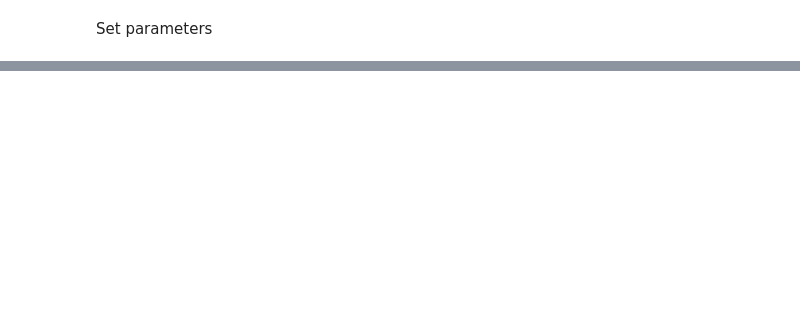
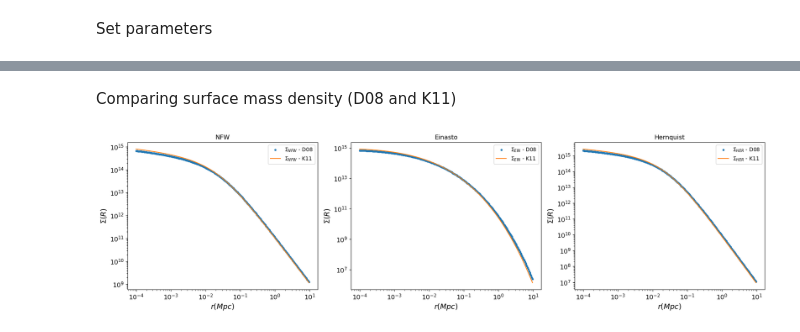
Before and after one commit to thaisornellas/nc_concentration, a Jupyter notebook: ccl_colossus_sigma.ipynb, the cells around one changed output, grey strips where cells are left out. Saved outputs shown, nothing was run; the diff lists cells and outputs as text; code cells hidden in the pictures; blank space fills up the shorter version.

```diff
--- a/ccl_colossus_sigma.ipynb
+++ b/ccl_colossus_sigma.ipynb
@@ -409,0 +418,40 @@ plt.show()
+# %% [markdown]
+Comparing surface mass density (D08 and K11)
+# %%
+fig, axs = plt.subplots(1, 3, figsize=(18, 5))
+
+
+axs[0].set_title("NFW")
+axs[0].set_xscale("log")
+axs[0].set_yscale("log")
+axs[0].set_ylabel(r"$\Sigma(R)$", fontsize=14)
+axs[0].set_xlabel(r"$r(Mpc)$", fontsize=14)
+axs[0].plot(r, n, ".", label=r"$\Sigma_{NFW}$ - D08")
+axs[0].plot(r, n_k11, "-", label=r"$\Sigma_{NFW}$ - K11")
+axs[0].legend(loc="best")
+
+axs[1].set_title("Einasto")
+axs[1].set_xscale("log")
+axs[1].set_yscale("log")
+axs[1].set_ylabel(r"$\Sigma(R)$", fontsize=14)
+axs[1].set_xlabel(r"$r(Mpc)$", fontsize=14)
+axs[1].plot(r, e, ".", label=r"$\Sigma_{EIN}$ - D08")
+axs[1].plot(r, e_k11, "-", label=r"$\Sigma_{EIN}$ - K11")
+axs[1].legend(loc="best")
+
+axs[2].set_title("Hernquist")
+axs[2].set_xscale("log")
+axs[2].set_yscale("log")
+axs[2].set_ylabel(r"$\Sigma(R)$", fontsize=14)
+axs[2].set_xlabel(r"$r(Mpc)$", fontsize=14)
+axs[2].plot(r, h, ".", label=r"$\Sigma_{HER}$ - D08")
+axs[2].plot(r, h_k11, "-", label=r"$\Sigma_{HER}$ - K11")
+axs[2].legend(loc="best")
+
+for ax in axs:
+    ax.tick_params(axis='both', which='major', labelsize=12)
+
+plt.tight_layout()
+plt.show()
+# %% [output]
+[figure, added]
```
Also changed, not shown: parts of 19 cells of this notebook.
